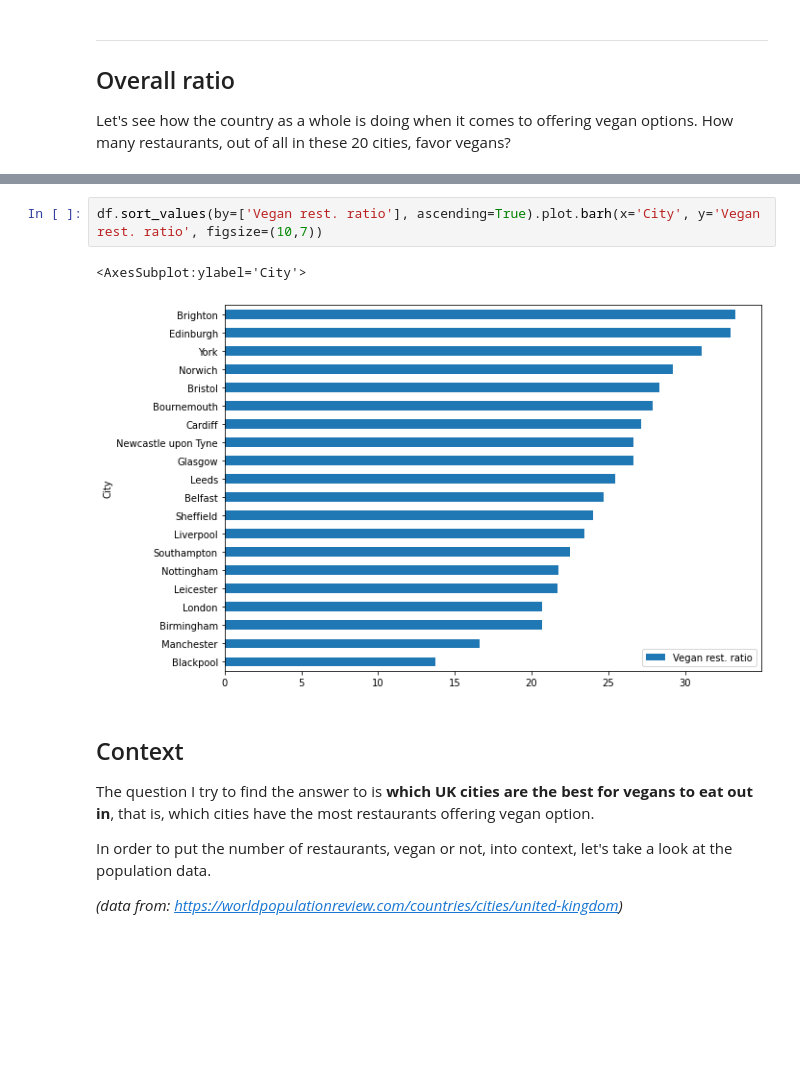
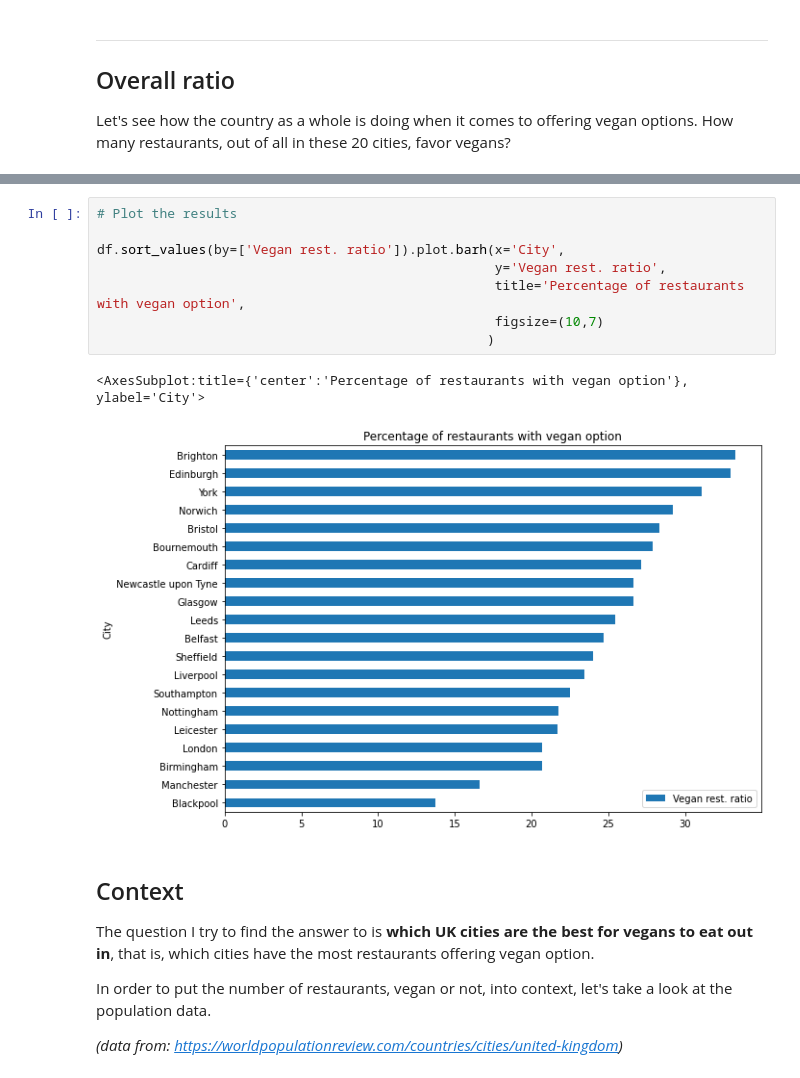
Before and after one commit to juditjegaszabo/Trip_Advisor_Project, a Jupyter notebook: analysis.ipynb, the cells around one changed output, grey strips where cells are left out. Saved outputs shown, nothing was run; the diff lists cells and outputs as text; blank space fills up the shorter version.

```diff
--- a/analysis.ipynb
+++ b/analysis.ipynb
@@ -131,10 +141,16 @@ df.sort_values(by=['Vegan rest. ratio'], ascending=False)
 | 2 | Manchester | 2584 | 429 | 16.602167 |
 | 17 | Blackpool | 569 | 78 | 13.708260 |
 # %%
-df.sort_values(by=['Vegan rest. ratio'], ascending=True).plot.barh(x='City', y='Vegan rest. ratio', figsize=(10,7))
+# Plot the results
+
+df.sort_values(by=['Vegan rest. ratio']).plot.barh(x='City',
+                                                   y='Vegan rest. ratio',
+                                                   title='Percentage of restaurants with vegan option',
+                                                   figsize=(10,7)
+                                                  )
 # %% [output]
-<AxesSubplot:ylabel='City'>
+<AxesSubplot:title={'center':'Percentage of restaurants with vegan option'}, ylabel='City'>
-[figure, old version]
+[figure, new version]
 # %% [markdown]
 ## Context
 
```
Also changed, not shown: parts of 20 cells of this notebook.
